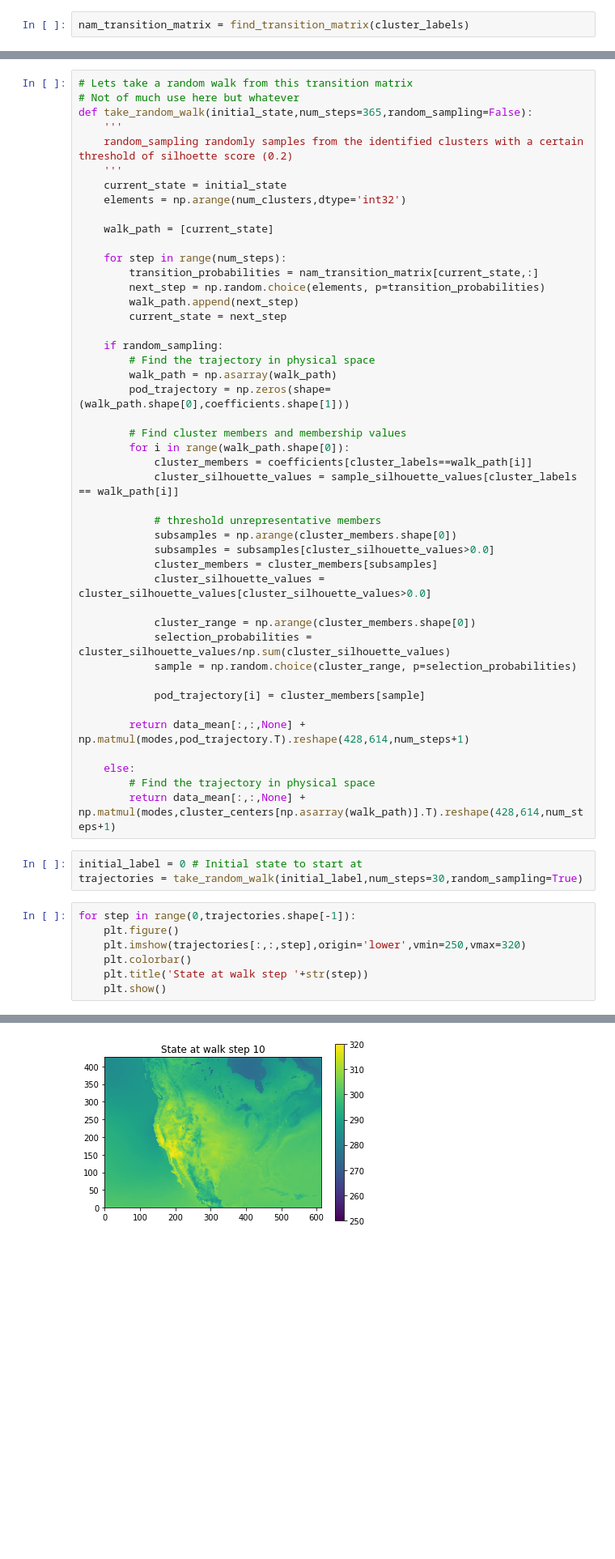
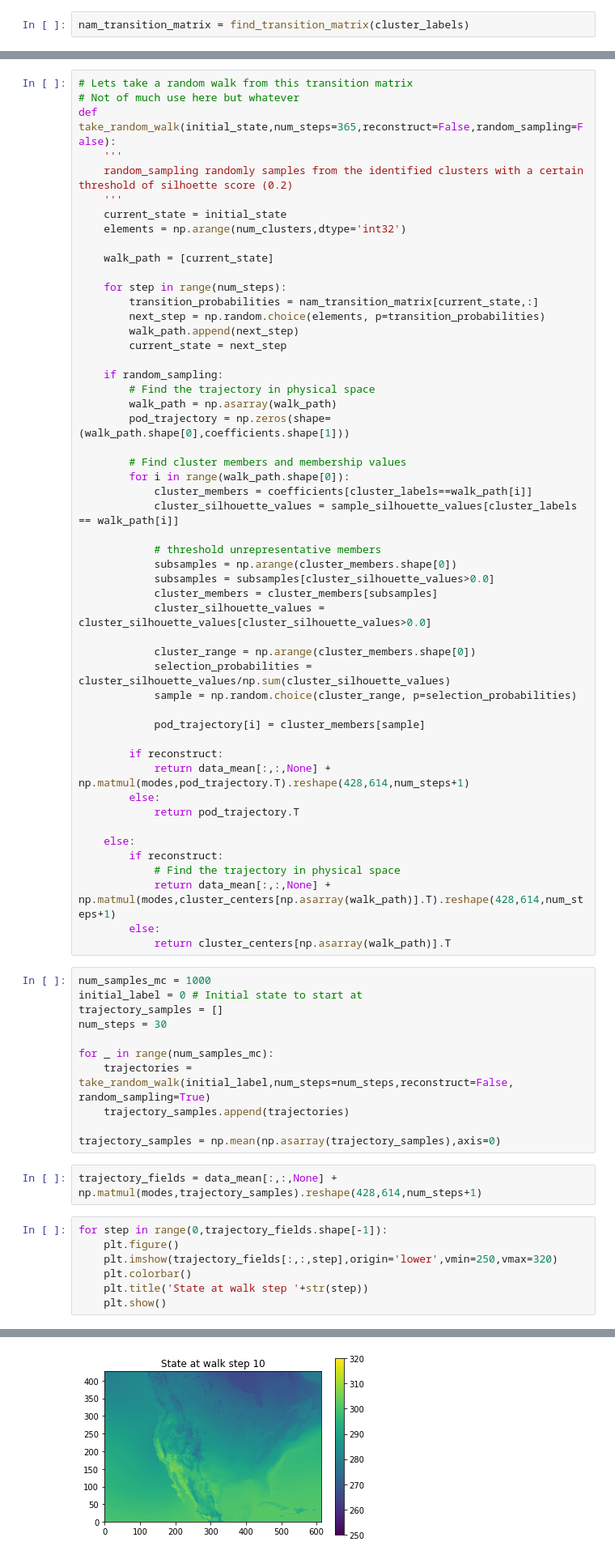
Before and after one commit to Romit-Maulik/Practice, a Jupyter notebook: Cluster_ROM/Cluster_ROMs.ipynb, the cells around one changed output, grey strips where cells are left out. Shown at 81% size. Drawn from its saved outputs; the diff is of its cells as text; blank space fills up the shorter version.

Commit message:
Added Monte Carlo Walk

```diff
--- a/Cluster_ROM/Cluster_ROMs.ipynb
+++ b/Cluster_ROM/Cluster_ROMs.ipynb
@@ -188,7 +188,7 @@ The structural transition:
 # %%
 # Lets take a random walk from this transition matrix
 # Not of much use here but whatever
-def take_random_walk(initial_state,num_steps=365,random_sampling=False):
+def take_random_walk(initial_state,num_steps=365,reconstruct=False,random_sampling=False):
     '''
     random_sampling randomly samples from the identified clusters with a certain threshold of silhoette score (0.2)
     '''
@@ -225,18 +225,34 @@ def take_random_walk(initial_state,num_steps=365,random_sampling=False):
 
             pod_trajectory[i] = cluster_members[sample]
 
-        return data_mean[:,:,None] + np.matmul(modes,pod_trajectory.T).reshape(428,614,num_steps+1)
+        if reconstruct:
+            return data_mean[:,:,None] + np.matmul(modes,pod_trajectory.T).reshape(428,614,num_steps+1)
+        else:
+            return pod_trajectory.T
 
     else:
-        # Find the trajectory in physical space
-        return data_mean[:,:,None] + np.matmul(modes,cluster_centers[np.asarray(walk_path)].T).reshape(428,614,num_steps+1)
+        if reconstruct:
+            # Find the trajectory in physical space
+            return data_mean[:,:,None] + np.matmul(modes,cluster_centers[np.asarray(walk_path)].T).reshape(428,614,num_steps+1)
+        else:
+            return cluster_centers[np.asarray(walk_path)].T
 # %%
+num_samples_mc = 1000
 initial_label = 0 # Initial state to start at
-trajectories = take_random_walk(initial_label,num_steps=30,random_sampling=True)
+trajectory_samples = []
+num_steps = 30
+
+for _ in range(num_samples_mc):
+    trajectories = take_random_walk(initial_label,num_steps=num_steps,reconstruct=False, random_sampling=True)
+    trajectory_samples.append(trajectories)
+
+trajectory_samples = np.mean(np.asarray(trajectory_samples),axis=0)
+# %%
+trajectory_fields = data_mean[:,:,None] + np.matmul(modes,trajectory_samples).reshape(428,614,num_steps+1)
 # %%
-for step in range(0,trajectories.shape[-1]):
+for step in range(0,trajectory_fields.shape[-1]):
     plt.figure()
-    plt.imshow(trajectories[:,:,step],origin='lower',vmin=250,vmax=320)
+    plt.imshow(trajectory_fields[:,:,step],origin='lower',vmin=250,vmax=320)
     plt.colorbar()
     plt.title('State at walk step '+str(step))
     plt.show()
@@ -254 +270 @@ for step in range(0,trajectories.shape[-1]):
-[figure, old version]
+[figure, new version]
```
Also changed, not shown: parts of 7 cells of this notebook.
